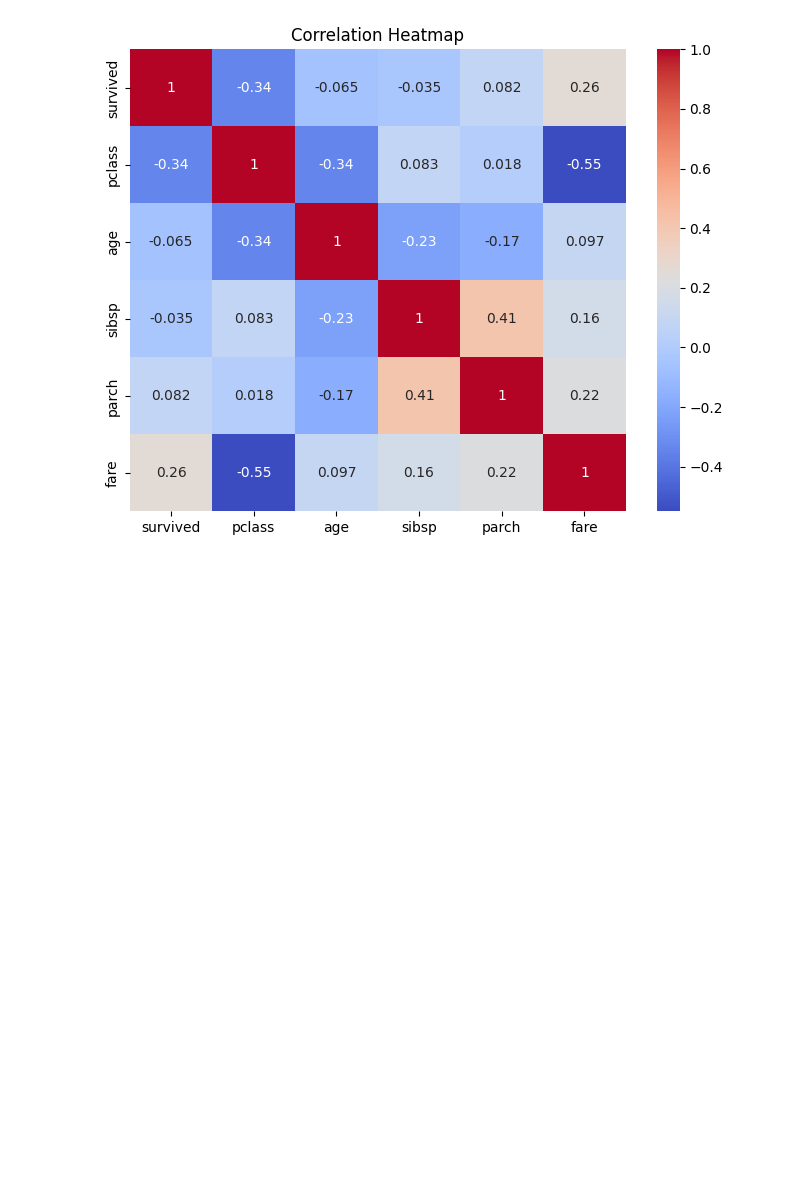
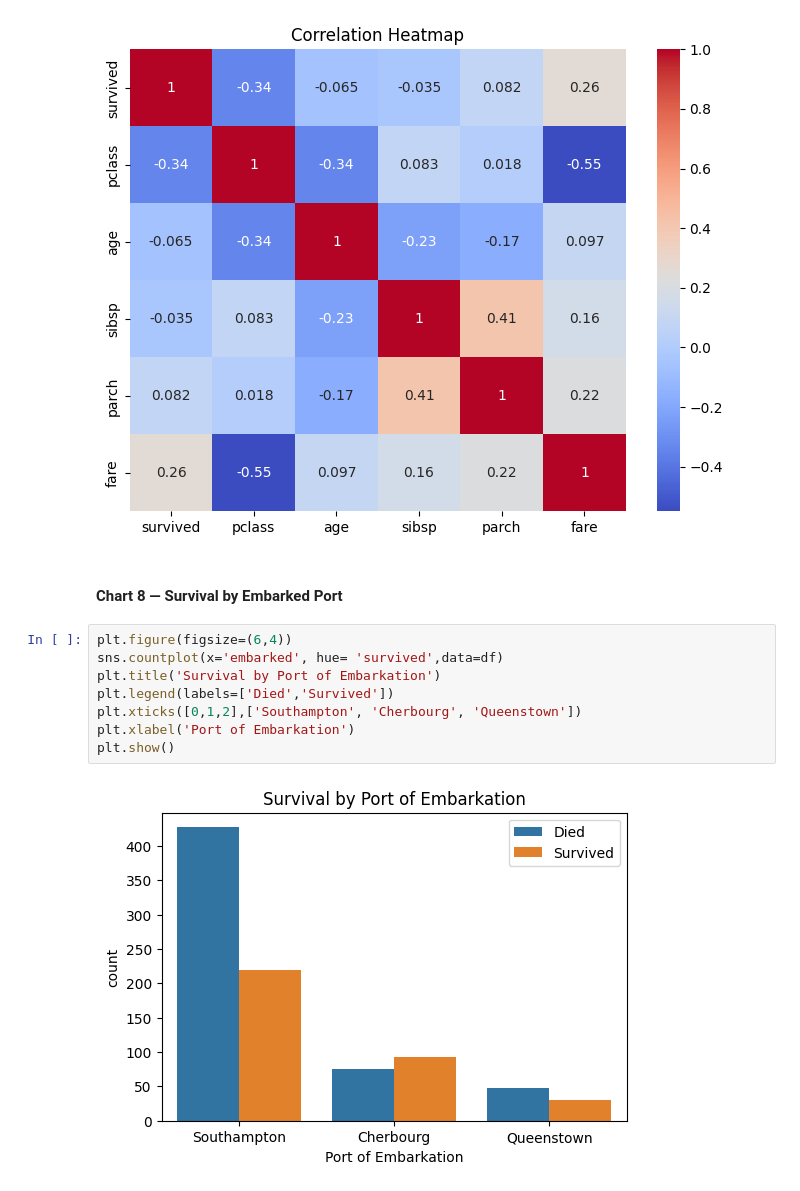
Before and after one commit to sesathrajapaksha-dev/data-analysis-project, a Jupyter notebook: titanic_analysis.ipynb, the cells around one changed output. Cells and saved outputs as stored; diff of their text form; blank space fills up the shorter version.

Commit message:
completed EDA charts

```diff
--- a/titanic_analysis.ipynb
+++ b/titanic_analysis.ipynb
@@ -158,3 +158,15 @@ plt.title('Correlation Heatmap')
 plt.show()
 # %% [output]
 [figure]
+# %% [markdown]
+#### Chart 8 — Survival by Embarked Port
+# %%
+plt.figure(figsize=(6,4))
+sns.countplot(x='embarked', hue= 'survived',data=df)
+plt.title('Survival by Port of Embarkation')
+plt.legend(labels=['Died','Survived'])
+plt.xticks([0,1,2],['Southampton', 'Cherbourg', 'Queenstown'])
+plt.xlabel('Port of Embarkation')
+plt.show()
+# %% [output]
+[figure, added]
```
